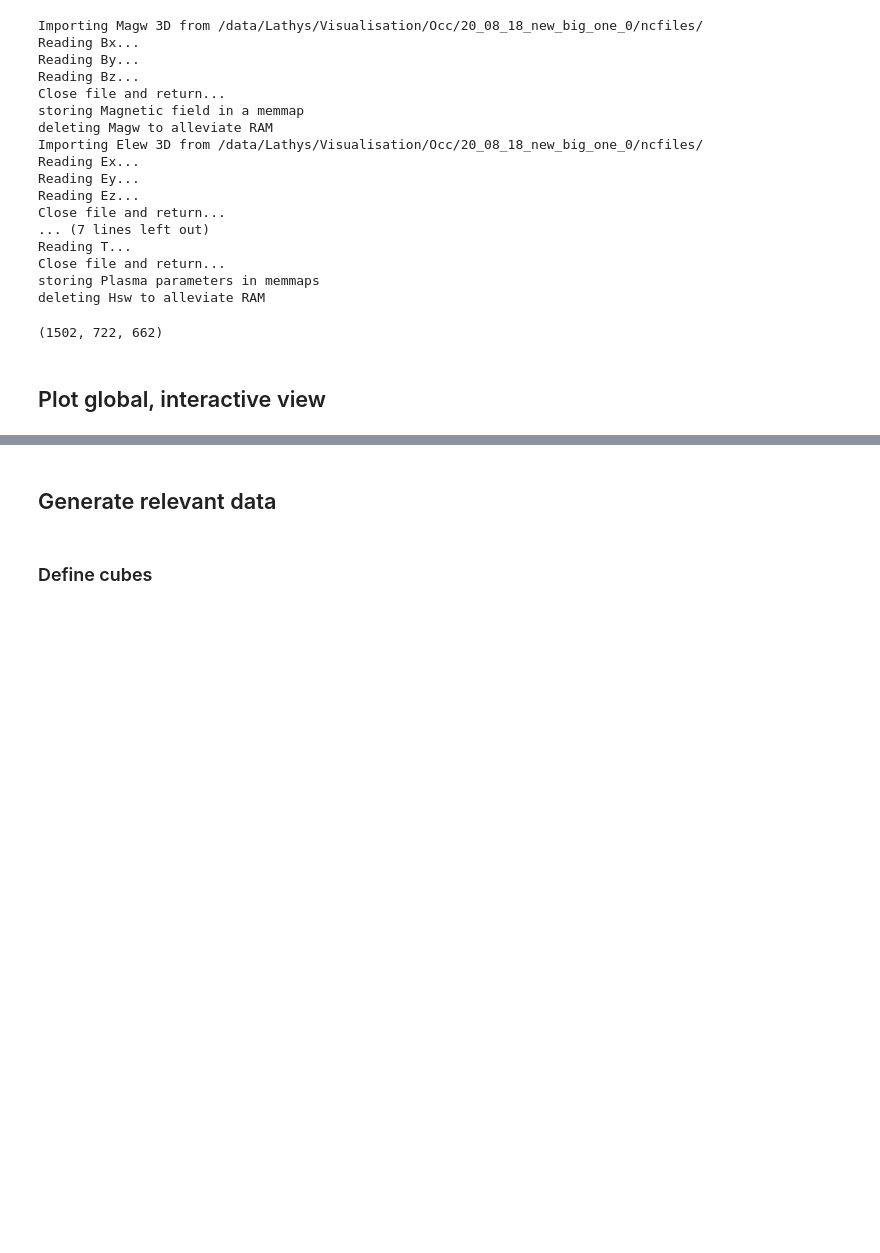
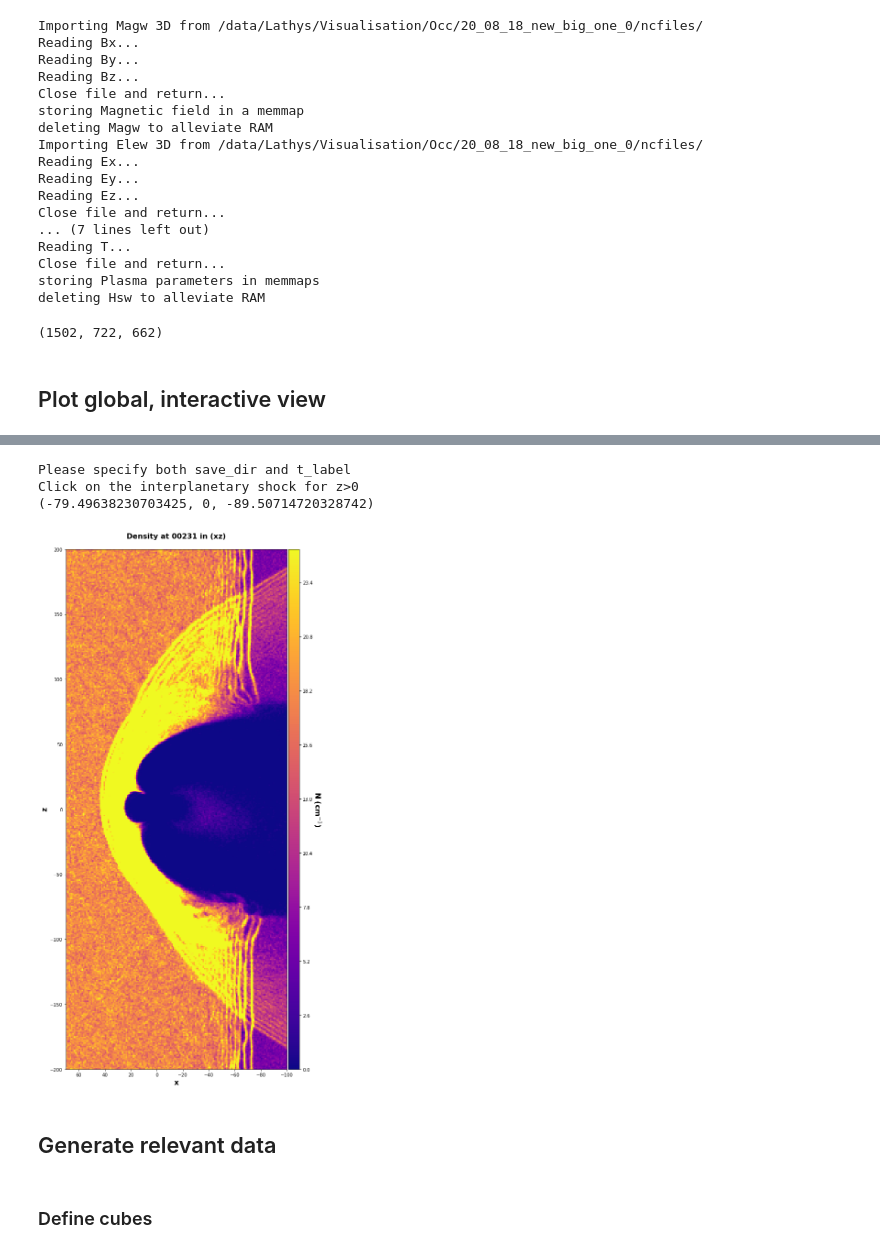
Before and after one commit to cmoissar/Jupyter-Notebooks, a Jupyter notebook: Shock_understanding.ipynb, the cells around one changed output, grey strips where cells are left out. Saved outputs shown, nothing was run; the diff lists cells and outputs as text; code cells hidden in the pictures; blank space fills up the shorter version.

```diff
--- a/Shock_understanding.ipynb
+++ b/Shock_understanding.ipynb
@@ -273,4 +431,17 @@ position_shock_xy = plt.ginput(1, timeout = -1)
 # %%
 MD.plot_colormap(N[:,ny0,:], f'Density at {time} in (xz)', r'N (cm$^{-3}$)', 'xz',
                  loop = loop,
                  save_dir = storing_directory, t_label = time_label, zoom = zoom)
+
+print("Click on the interplanetary shock for z>0")
+position_shock_xz = plt.ginput(1, timeout = -1)
+
+#Make it a 3d coordinate
+position_shock_xz = (position_shock_xz[0][0], 0, position_shock_xz[0][1])
+
+print(position_shock_xz)
+# %% [output]
+Please specify both save_dir and t_label
+Click on the interplanetary shock for z>0
+(-79.49638230703425, 0, -89.50714720328742)
+[figure, added]
```
Also changed, not shown: parts of 36 cells of this notebook, 2 other files.
